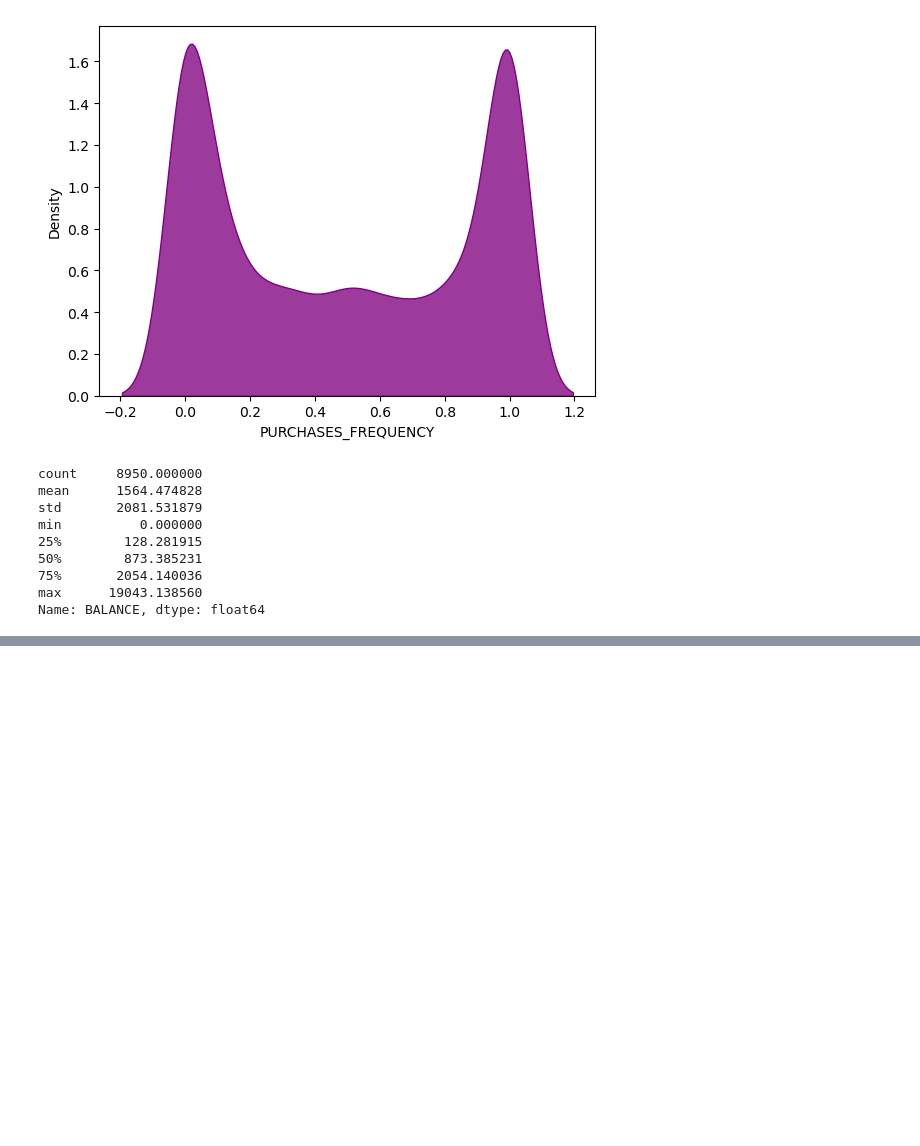
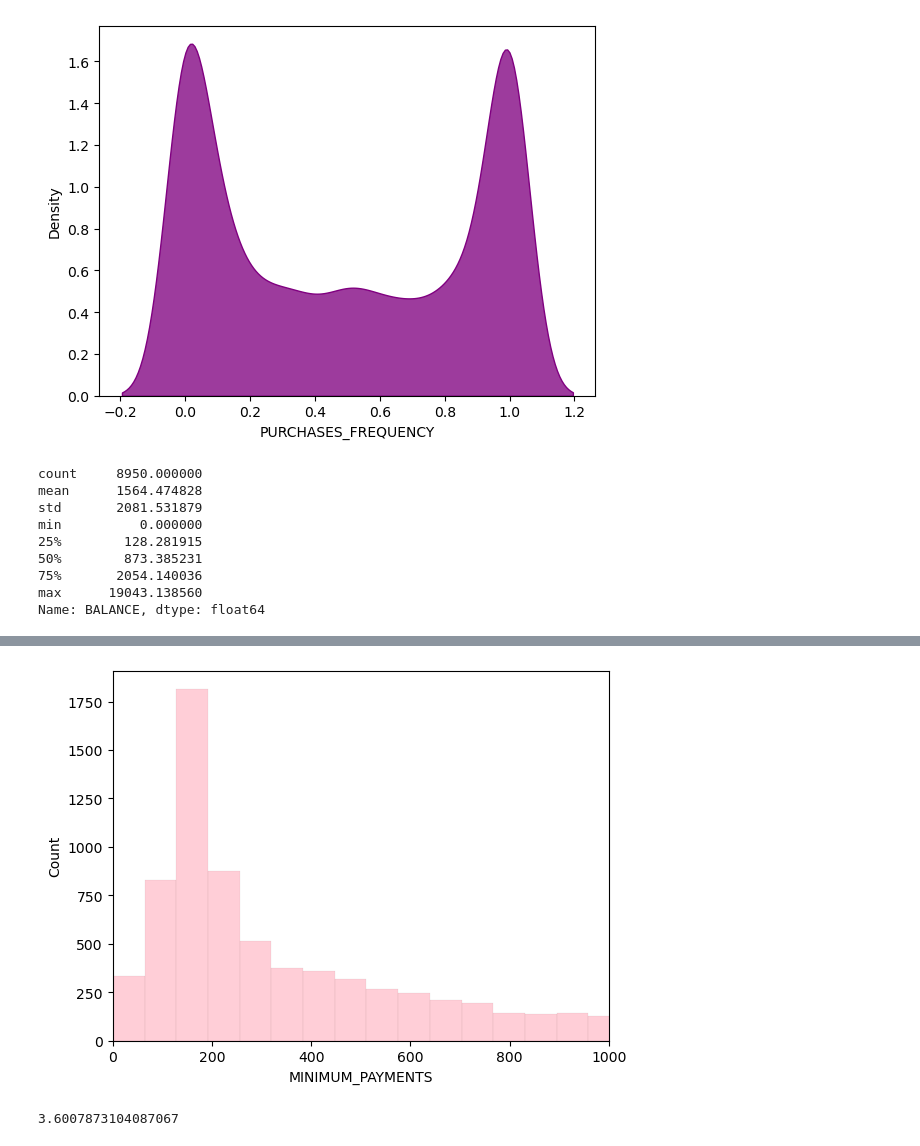
Before and after one commit to lucas-ben/mba-business-analytics, a Jupyter notebook: courses/machine-learning/Assignment 1/Bank Marketing Data/LucasBen_mban6120_assignment2.ipynb, the cells around one changed output, grey strips where cells are left out. Drawn from its saved outputs; the diff is of its cells as text; code cells hidden in the pictures; blank space fills up the shorter version.

```diff
--- a/courses/machine-learning/Assignment 1/Bank Marketing Data/LucasBen_mban6120_assignment2.ipynb
+++ b/courses/machine-learning/Assignment 1/Bank Marketing Data/LucasBen_mban6120_assignment2.ipynb
@@ -110,0 +161,6 @@ print(f"{proportion:.2%}")
+# %%
+sns.histplot(df['MINIMUM_PAYMENTS'], fill=True, color='pink', alpha=0.77)
+plt.xlim(0, 1000)
+plt.show()
+# %% [output]
+[figure, added]
@@ -110,0 +174,4 @@ print(f"{proportion:.2%}")
+# %%
+311 / 8637 * 100
+# %% [output]
+3.6007873104087067
```
Also changed, not shown: parts of 15 cells of this notebook.
